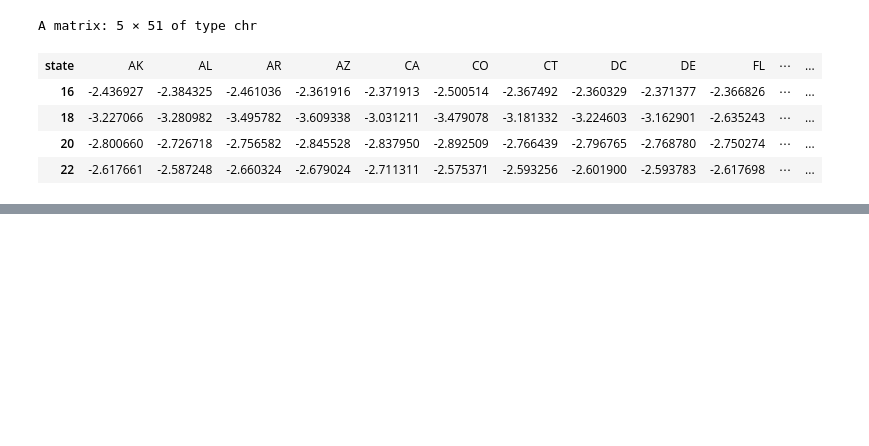
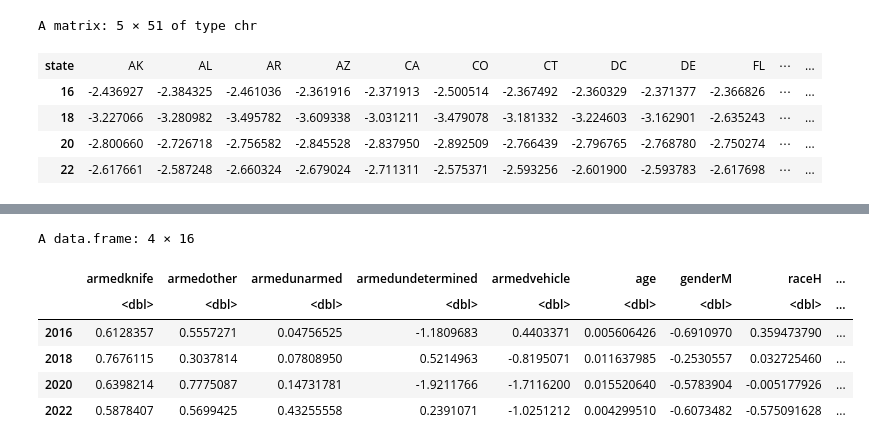
Before and after one commit to spacegoat1/data2020_project, a Jupyter notebook: 2_model_selection.ipynb, the cells around one changed output, grey strips where cells are left out. Cells and saved outputs as stored; diff of their text form; code cells hidden in the pictures; blank space fills up the shorter version.

```diff
--- a/2_model_selection.ipynb
+++ b/2_model_selection.ipynb
@@ -765,0 +802,6 @@ the group aesthetic?
+# %%
+# Now looking at other coefficients
+coeffs_df = mod1_coef_df[1, 2:dim(mod1_coef_df)[2]]
+r2 = mod2_coef_df[1, 2:dim(mod1_coef_df)[2]]
+r3 = mod3_coef_df[1, 2:dim(mod1_coef_df)[2]]
+r4 = mod4_coef_df[1, 2:dim(mod1_coef_df)[2]]
@@ -765,0 +813,11 @@ the group aesthetic?
+# %%
+coeffs_df$batch = c(2016,2018,2020,2022)
+coeffs_df
+# %% [output]
+A data.frame: 4 × 16
+|  | armedknife | armedother | armedunarmed | armedundetermined | armedvehicle | age | genderM | raceH | ... |
+|  | <dbl> | <dbl> | <dbl> | <dbl> | <dbl> | <dbl> | <dbl> | <dbl> | ... |
+| 2016 | 0.6128357 | 0.5557271 | 0.04756525 | -1.1809683 | 0.4403371 | 0.005606426 | -0.6910970 | 0.359473790 | ... |
+| 2018 | 0.7676115 | 0.3037814 | 0.07808950 | 0.5214963 | -0.8195071 | 0.011637985 | -0.2530557 | 0.032725460 | ... |
+| 2020 | 0.6398214 | 0.7775087 | 0.14731781 | -1.9211766 | -1.7116200 | 0.015520640 | -0.5783904 | -0.005177926 | ... |
+| 2022 | 0.5878407 | 0.5699425 | 0.43255558 | 0.2391071 | -1.0251212 | 0.004299510 | -0.6073482 | -0.575091628 | ... |
```
Also changed, not shown: parts of 16 cells of this notebook, 4 other files.
